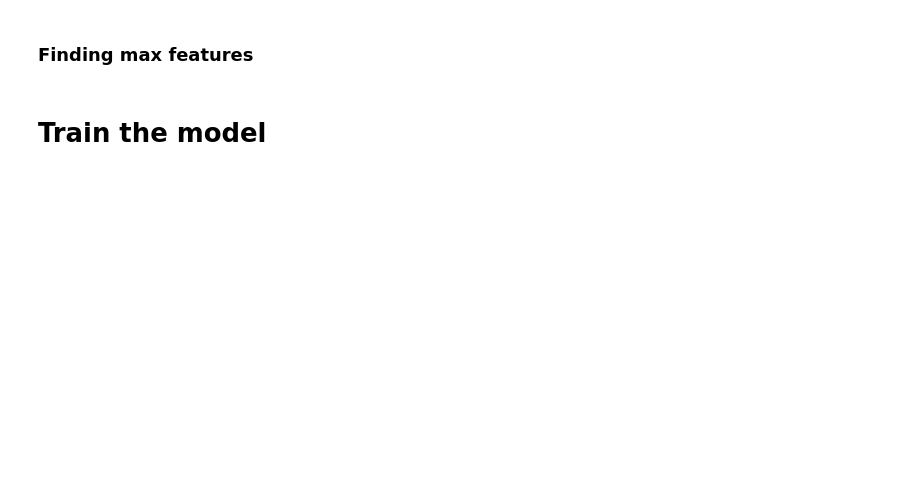
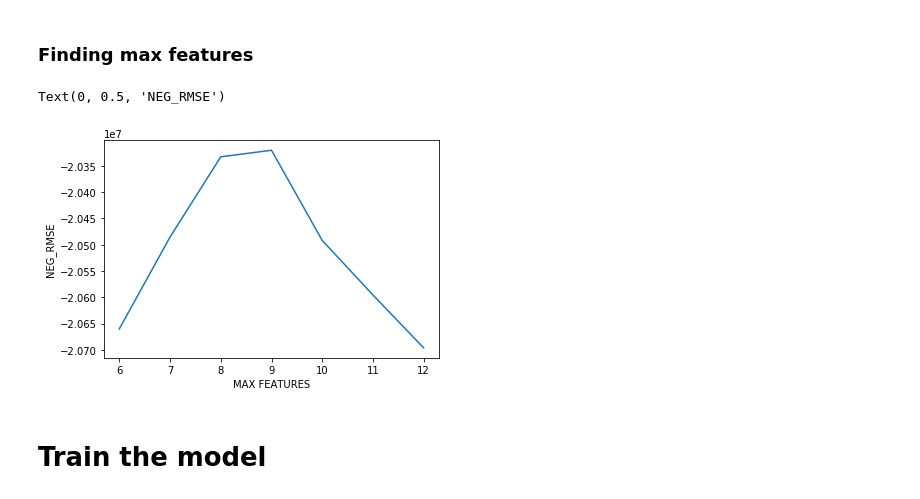
Before and after one commit to gomezivan/Python-ML, a Jupyter notebook: Proyecto 1st/P1-UsedVehiclePricePrediction.ipynb, the cells around one changed output. Cells and saved outputs as stored; diff of their text form; code cells hidden in the pictures; blank space fills up the shorter version.

```diff
--- a/Proyecto 1st/P1-UsedVehiclePricePrediction.ipynb
+++ b/Proyecto 1st/P1-UsedVehiclePricePrediction.ipynb
@@ -186,17 +135,20 @@ plt.ylabel('RMSE')
 ### Finding max features
 # %%
 # list of values to try for max_features
-feature_range = range(1, 5)
+feature_range = range(6, 13, 1)
 
 RMSE_scores_featu = []
 # use 10-fold cross-validation with each value of max_features (WARNING: SLOW!)
 for feature in feature_range:
-    rf  = RandomForestRegressor(n_estimators=370, max_features=feature, max_depth=13, random_state=1, n_jobs=-1)
+    rf  = RandomForestRegressor(n_estimators=500, max_features=feature, max_depth=15, random_state=1, n_jobs=-1)
     RMSE_scores_featu.append(cross_val_score(rf, X, Y, cv=5, scoring='neg_mean_squared_error').mean())
 
 plt.plot(feature_range, RMSE_scores_featu)
 plt.xlabel('MAX FEATURES')
 plt.ylabel('NEG_RMSE')
+# %% [output]
+Text(0, 0.5, 'NEG_RMSE')
+[figure, added]
 # %% [markdown]
 # Train the model
 # %%
```
Also changed, not shown: parts of 14 cells of this notebook.
